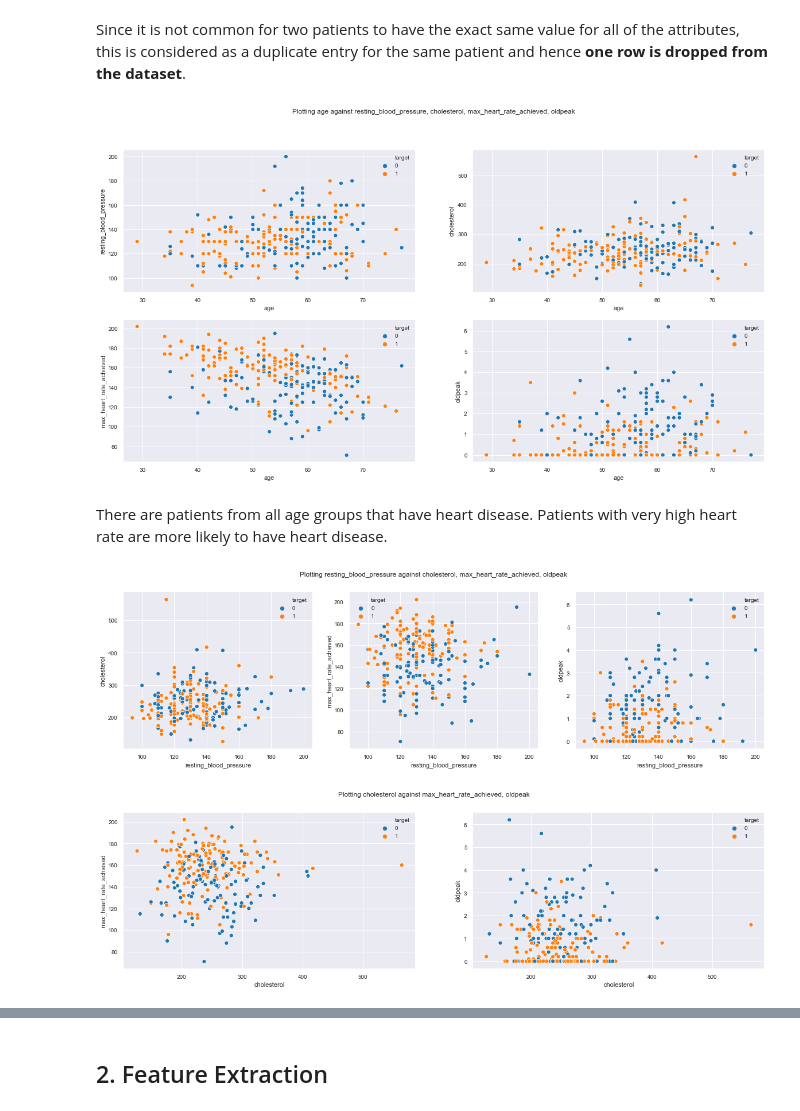
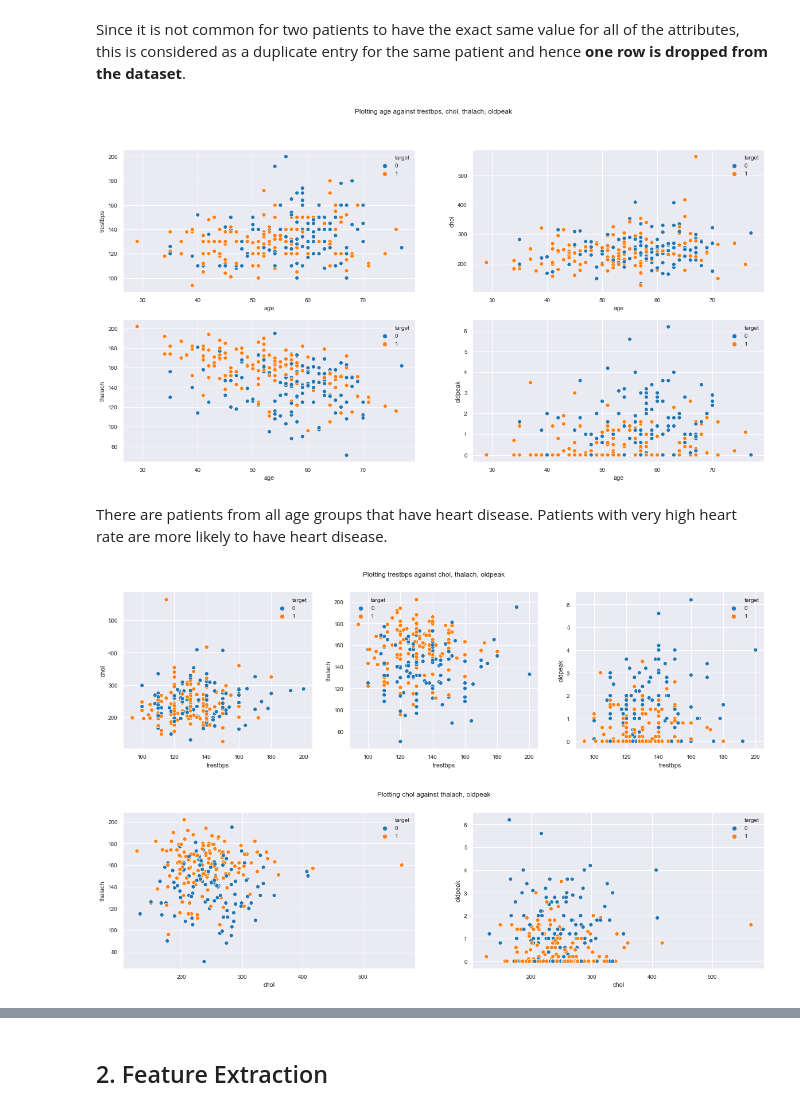
Before and after one commit to bajracharya-kshitij/heart_disease, a Jupyter notebook: Heart Disease.ipynb, the cells around one changed output, grey strips where cells are left out. Cells and saved outputs as stored; diff of their text form; code cells hidden in the pictures.

```diff
--- a/Heart Disease.ipynb
+++ b/Heart Disease.ipynb
@@ -83,6 +80,0 @@ S.No.|Attribute|Description
-# %%
-columns = ['age', 'sex', 'chest_pain_type', 'resting_blood_pressure', 'cholesterol', 'fasting_blood_sugar',
-              'rest_ecg', 'max_heart_rate_achieved',
-       'exercise_induced_angina', 'oldpeak', 'slope', 'num_major_vessels', 'thal', 'target']
-train_df.columns = columns
-test_df.columns = columns
@@ -209,17 +194,17 @@ def scatter_plot(df, nrows, ncols, figsize, xlabel, ylabels, huelabel):
         for j in range(ncols):
             sns.scatterplot(df[xlabel], df[ylabels[(i*ncols)+j]], hue=df[huelabel], ax=axes[i,j] if nrows > 1 else axes[j])
 # %%
-scatter_plot(train_df, 2, 2, (20,10), 'age', ['resting_blood_pressure', 'cholesterol', 'max_heart_rate_achieved', 'oldpeak'], 'target')
+scatter_plot(train_df, 2, 2, (20,10), 'age', ['trestbps', 'chol', 'thalach', 'oldpeak'], 'target')
 # %% [output]
-[figure, old version]
+[figure, new version]
 # %% [markdown]
 There are patients from all age groups that have heart disease. Patients with very high heart rate are more likely to have heart disease.
 # %%
-scatter_plot(train_df, 1, 3, (20,5), 'resting_blood_pressure', ['cholesterol', 'max_heart_rate_achieved', 'oldpeak'], 'target')
+scatter_plot(train_df, 1, 3, (20,5), 'trestbps', ['chol', 'thalach', 'oldpeak'], 'target')
 # %% [output]
-[figure, old version]
+[figure, new version]
 # %%
-scatter_plot(train_df, 1, 2, (20,5), 'cholesterol', ['max_heart_rate_achieved', 'oldpeak'], 'target')
+scatter_plot(train_df, 1, 2, (20,5), 'chol', ['thalach', 'oldpeak'], 'target')
 # %% [output]
-[figure, old version]
+[figure, new version]
 # %%
```
Also changed, not shown: parts of 18 cells of this notebook, 6 other files.
